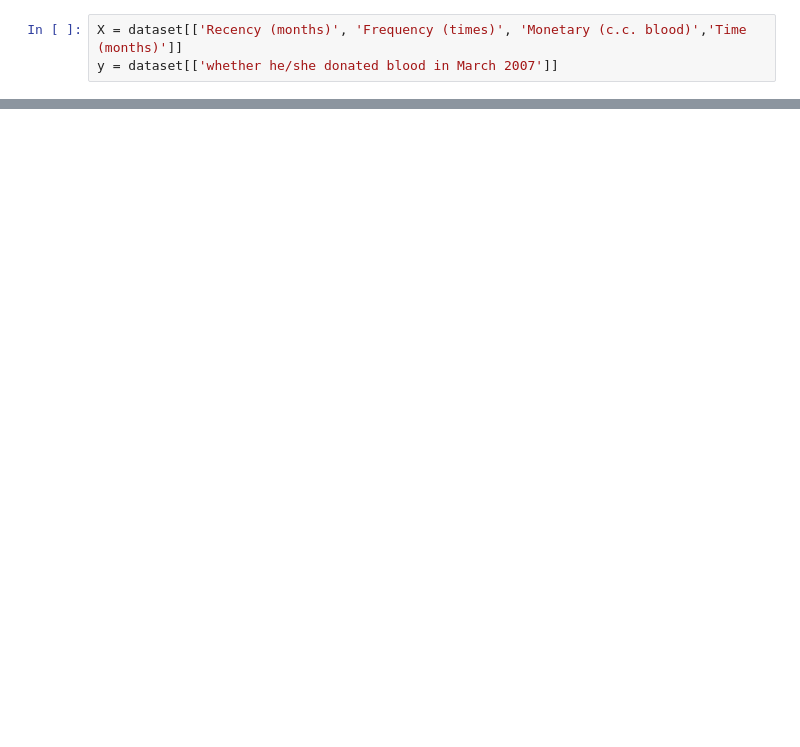
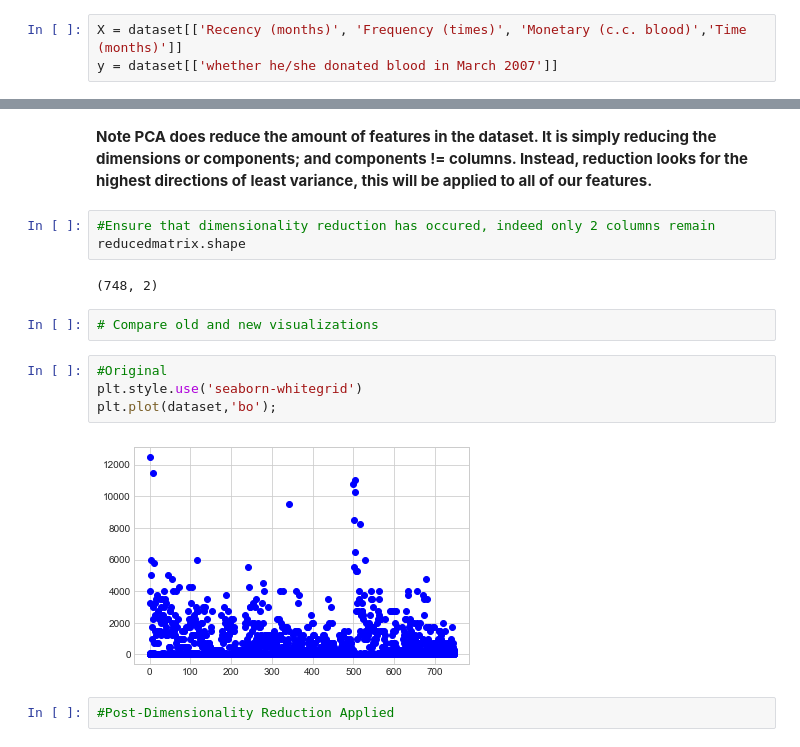
Before and after one commit to Hemanshu-Bhargav/Machine-Learning-Collection, a Jupyter notebook: CCPS 844 Assignment Comprehensive Algorithm Comparision.ipynb, the cells around one changed output, grey strips where cells are left out. Drawn from its saved outputs; the diff is of its cells as text; blank space fills up the shorter version.

```diff
--- a/CCPS 844 Assignment Comprehensive Algorithm Comparision.ipynb
+++ b/CCPS 844 Assignment Comprehensive Algorithm Comparision.ipynb
@@ -99,0 +271,17 @@ print(feature_importances)
+# %% [markdown]
+**Note PCA does reduce the amount of features in the dataset. It is simply reducing the dimensions or components; and components != columns. Instead, reduction looks for the highest directions of least variance, this will be applied to all of our features.**
+# %%
+#Ensure that dimensionality reduction has occured, indeed only 2 columns remain
+reducedmatrix.shape
+# %% [output]
+(748, 2)
+# %%
+# Compare old and new visualizations
+# %%
+#Original
+plt.style.use('seaborn-whitegrid')
+plt.plot(dataset,'bo');
+# %% [output]
+[figure, added]
+# %%
+#Post-Dimensionality Reduction Applied
```
Also changed, not shown: parts of 197 cells of this notebook.
